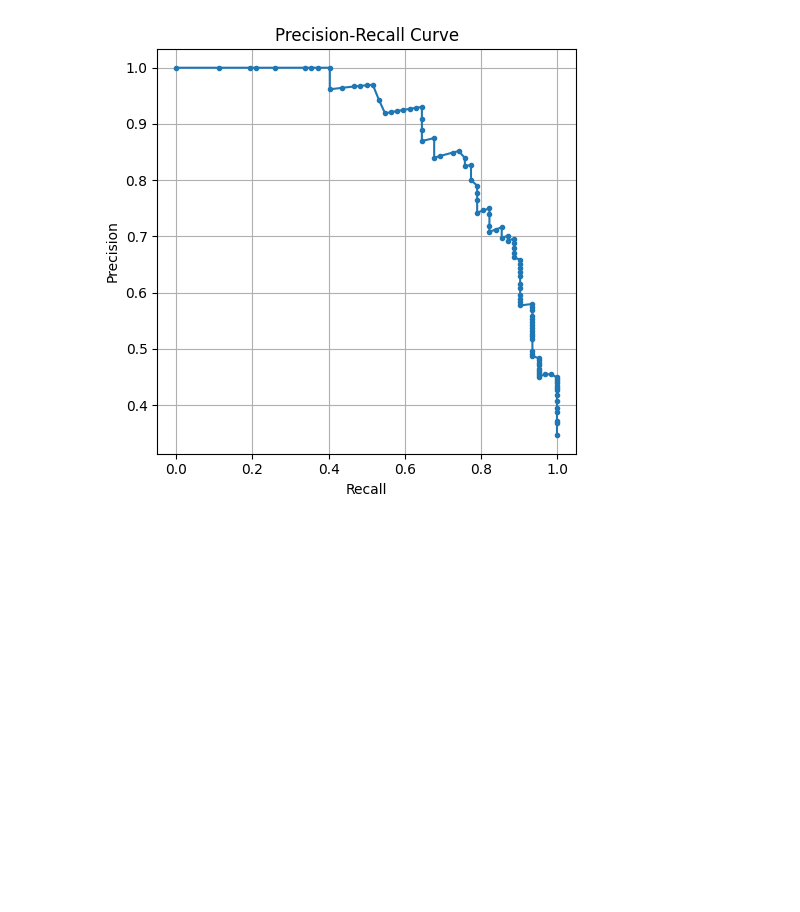
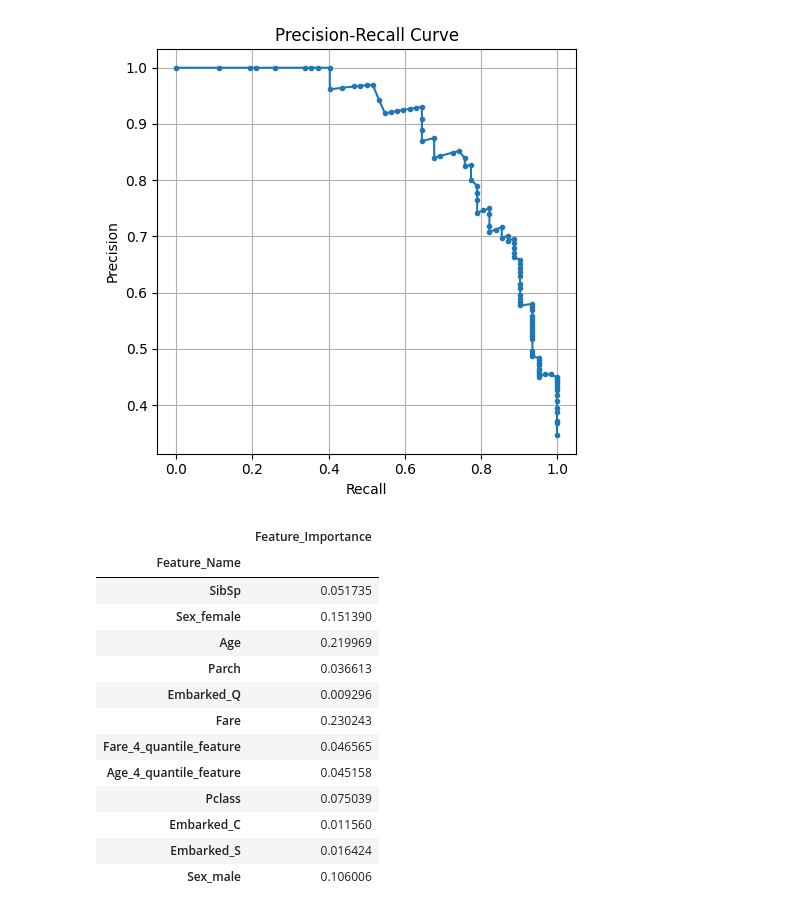
Before and after one commit to apoorvjha/PFDS-Assignment-Titanic, a Jupyter notebook: notebooks/model_iteration.ipynb, the cells around one changed output. Cells and saved outputs as stored; diff of their text form; code cells hidden in the pictures; blank space fills up the shorter version.

```diff
--- a/notebooks/model_iteration.ipynb
+++ b/notebooks/model_iteration.ipynb
@@ -402,3 +419,21 @@ PR AUC Score :  0.8833408944802621
 ============================================================
 [figure]
 [figure]
+# %%
+# Feature Importance (Random Forest Classifier).
+pd.DataFrame({"Feature_Importance" : model.feature_importances_.tolist(), "Feature_Name" : model.feature_names_in_.tolist()}).set_index("Feature_Name")
+# %% [output]
+|  | Feature_Importance |
+| Feature_Name |  |
+| SibSp | 0.051735 |
+| Sex_female | 0.151390 |
+| Age | 0.219969 |
+| Parch | 0.036613 |
+| Embarked_Q | 0.009296 |
+| Fare | 0.230243 |
+| Fare_4_quantile_feature | 0.046565 |
+| Age_4_quantile_feature | 0.045158 |
+| Pclass | 0.075039 |
+| Embarked_C | 0.011560 |
+| Embarked_S | 0.016424 |
+| Sex_male | 0.106006 |
```
Also changed, not shown: parts of 1 cell of this notebook.
